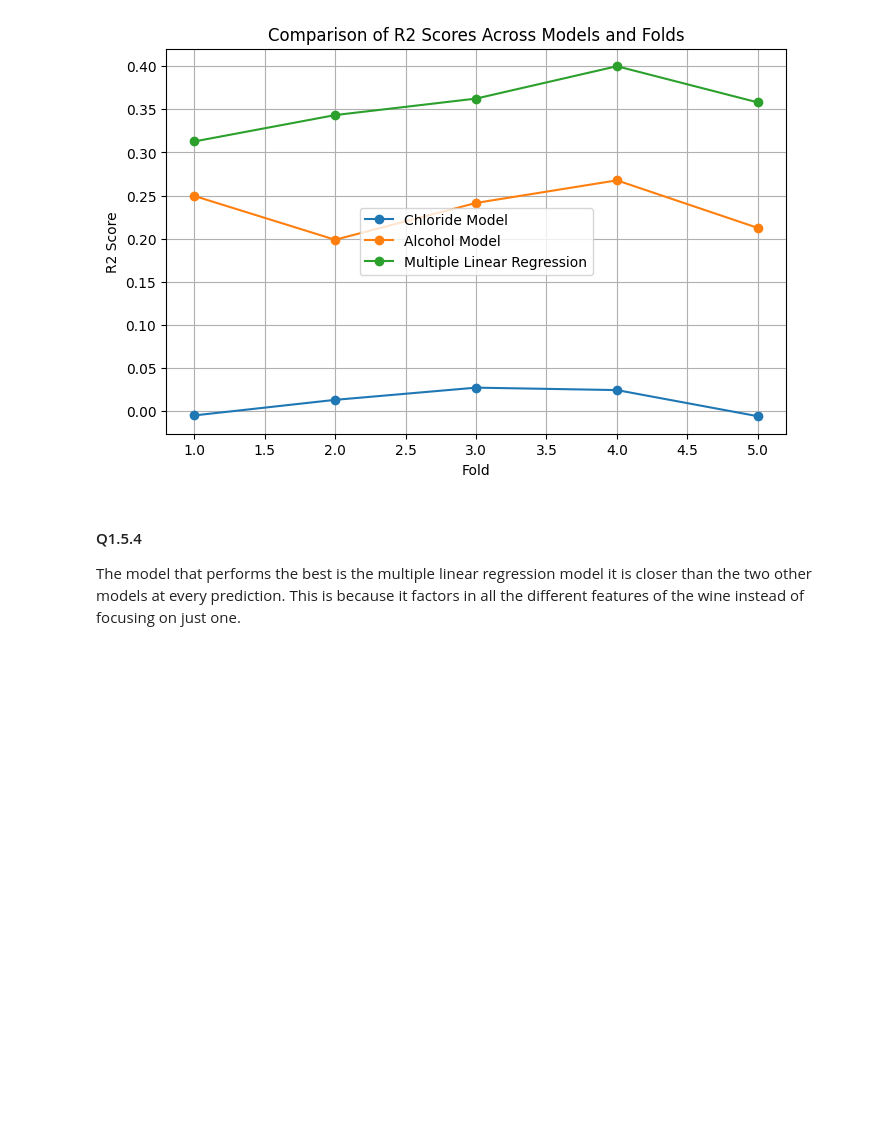
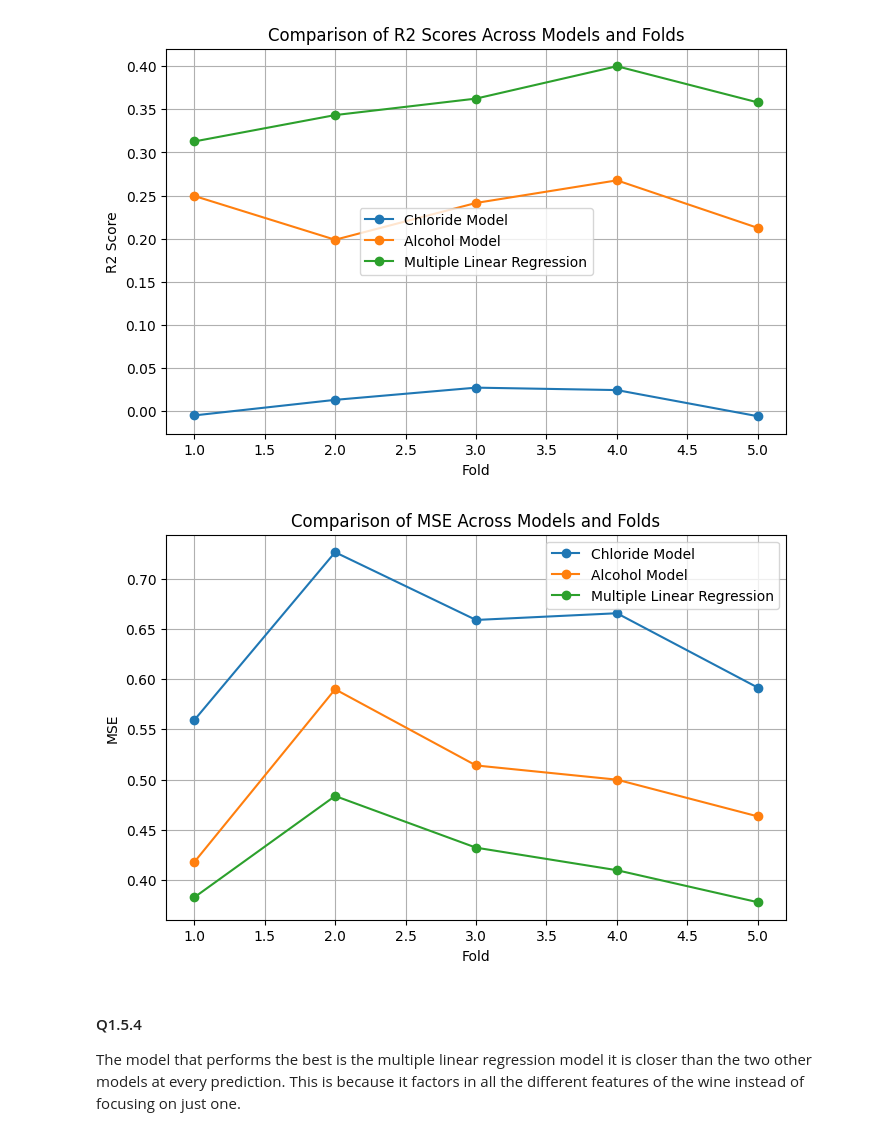
Before and after one commit to JanOlav04/Oblig1Maskin, a Jupyter notebook: main.ipynb, the cells around one changed output. Saved outputs shown, nothing was run; the diff lists cells and outputs as text; code cells hidden in the pictures; blank space fills up the shorter version.

Commit message:
Fixed a few errors and created better plots

```diff
--- a/main.ipynb
+++ b/main.ipynb
@@ -122,10 +122,15 @@ learning_rate = 0.01
 n_epochs = 1000
 n = len(X)
 
+cost_history_chlorides = []
+
 # Gradient descent
 for epoch in range(n_epochs):
     y_pred = m * X.flatten() + b
     error = y_pred - y
+
+    cost = np.mean(error ** 2)
+    cost_history_chlorides.append(cost)
 
     # Gradients
     dm = (2/n) * np.dot(error, X.flatten())
@@ -165,11 +170,14 @@ b = 0.0  # intercept
 learning_rate = 0.5
 n_epochs = 1000
 n = len(X)
-
+cost_history_alcohol = []
 # Gradient descent
 for epoch in range(n_epochs):
     y_pred = m * X.flatten() + b
     error = y_pred - y
+
+    cost = np.mean(error ** 2)
+    cost_history_alcohol.append(cost)
 
     # Gradients
     dm = (2/n) * np.dot(error, X.flatten())
@@ -518,6 +527,19 @@ plt.grid(True)
 plt.show()
 # %% [output]
 [figure]
+# %%
+plt.figure(figsize=(8, 5))
+plt.plot(range(1, 6), mse_chloride, marker='o', label='Chloride Model')
+plt.plot(range(1, 6), mse_alcohol, marker='o', label='Alcohol Model')
+plt.plot(range(1, 6), mse_multiple, marker='o', label='Multiple Linear Regression')
+plt.xlabel('Fold')
+plt.ylabel('MSE')
+plt.title('Comparison of MSE Across Models and Folds')
+plt.legend()
+plt.grid(True)
+plt.show()
+# %% [output]
+[figure, added]
 # %% [markdown]
 #### Q1.5.4
 
```
Also changed, not shown: parts of 2 cells of this notebook.
